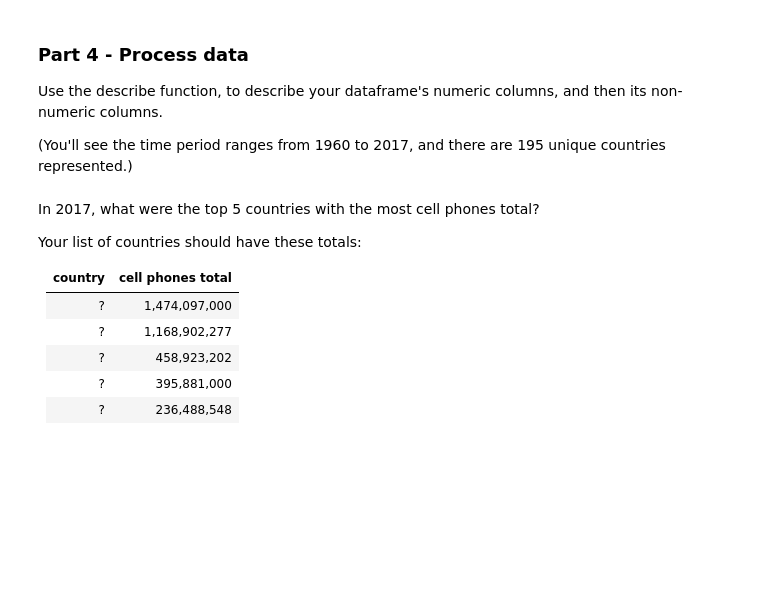
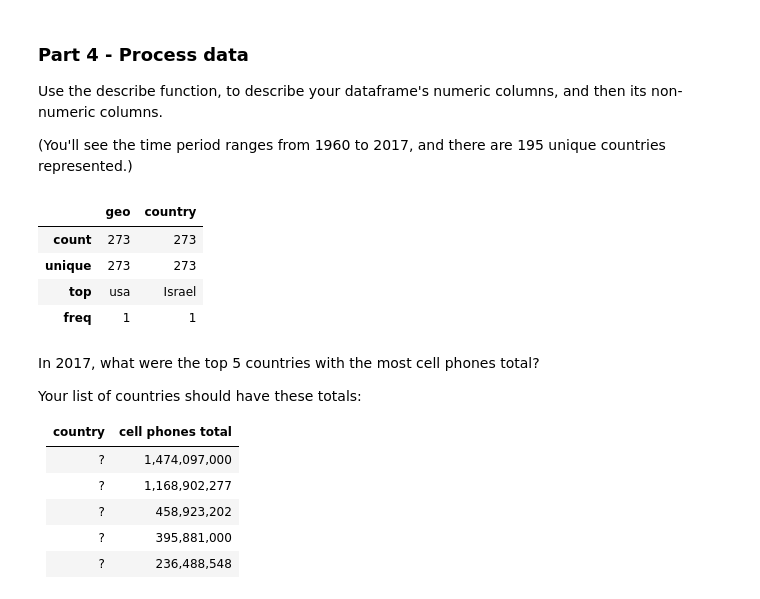
Before and after one commit to marianvinas/DS-Unit-1-Sprint-1-Data-Wrangling-and-Storytelling-1, a Jupyter notebook: DS_Unit_1_Sprint_Challenge_1_Data_Wrangling_and_Storytelling.ipynb, the cells around one changed output. Drawn from its saved outputs; the diff is of its cells as text; code cells hidden in the pictures; blank space fills up the shorter version.

```diff
--- a/DS_Unit_1_Sprint_Challenge_1_Data_Wrangling_and_Storytelling.ipynb
+++ b/DS_Unit_1_Sprint_Challenge_1_Data_Wrangling_and_Storytelling.ipynb
@@ -199,7 +227,14 @@ Use the describe function, to describe your dataframe's numeric columns, and the
 
 (You'll see the time period ranges from 1960 to 2017, and there are 195 unique countries represented.)
 # %%
-# Your Work Here
+# Your Work
+geo_country_codes.describe().head()
+# %% [output]
+|  | geo | country |
+| count | 273 | 273 |
+| unique | 273 | 273 |
+| top | usa | Israel |
+| freq | 1 | 1 |
 # %% [markdown]
 In 2017, what were the top 5 countries with the most cell phones total?
 
```
Also changed, not shown: parts of 6 cells of this notebook.
